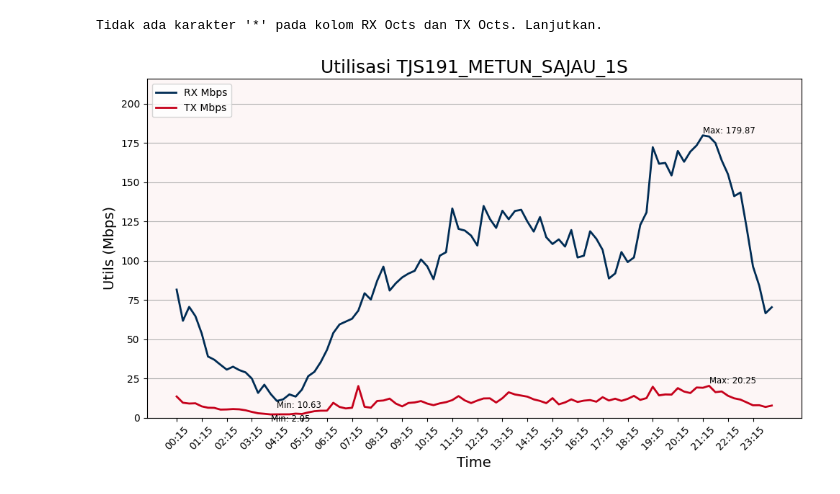
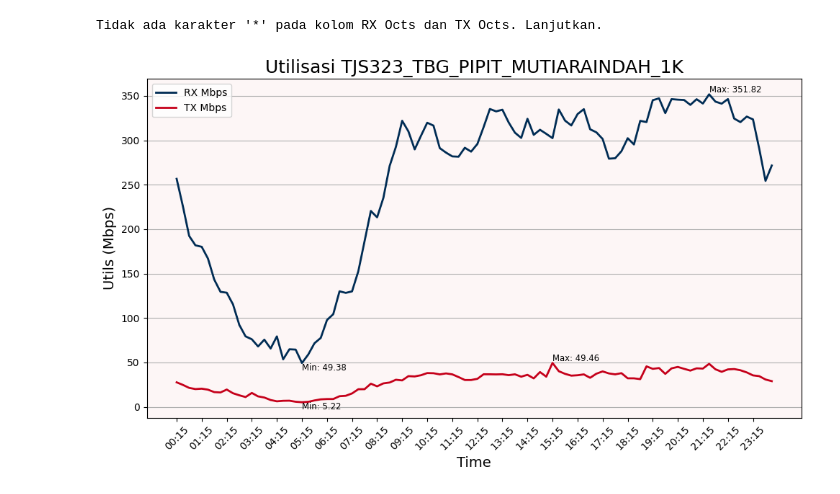
Before and after one commit to hanfx/rmon-utilization-graph, a Jupyter notebook: rmon.ipynb, the cells around one changed output. Saved outputs shown, nothing was run; the diff lists cells and outputs as text; code cells hidden in the pictures.

```diff
--- a/rmon.ipynb
+++ b/rmon.ipynb
@@ -3,7 +3,7 @@ import os
 import pandas as pd
 import matplotlib.pyplot as plt
 # %%
-file_path = "15min-ETH-s1p1-20250107-TJS191_METUN_SAJAU_1S.csv"
+file_path = "15min-ETH-s0p65-20250112-TJS323_TBG_PIPIT_MUTIARAINDAH_1K.csv"
 
 data = pd.read_csv(file_path, header = 1)
 
@@ -110,32 +110,32 @@ max_tx = data['TX Mbps'].max()
 min_tx = data['TX Mbps'].min()
 
 # Menampilkan baris data tertinggi
 highest_rx = data.loc[data['RX Mbps'] == max_rx]
 lowest_rx = data.loc[data['RX Mbps'] == min_rx]
 highest_tx = data.loc[data['TX Mbps'] == max_tx]
 lowest_tx = data.loc[data['TX Mbps'] == min_tx]
 
 # Menambahkan anotasi pada titik tertinggi
 for idx, row in highest_rx.iterrows():
     plt.text(idx, row['RX Mbps'], f"Max: {row['RX Mbps']:.2f}", color='black', fontsize='small', va='bottom')
 
 for idx, row in lowest_rx.iterrows():
     plt.text(idx, row['RX Mbps'], f"Min: {row['RX Mbps']:.2f}", color='black', fontsize='small', va='top')
 
 for idx, row in highest_tx.iterrows():
     plt.text(idx, row['TX Mbps'], f"Max: {row['TX Mbps']:.2f}", color='black', fontsize='small', va='bottom')
 
 for idx, row in lowest_tx.iterrows():
     plt.text(idx, row['TX Mbps'], f"Min: {row['TX Mbps']:.2f}", color='black', fontsize='small', va='top')
 
 # Menambahkan margin +100 dari nilai maksimum data
-plt.ylim(0, max_rx * 1.2)
+# plt.ylim(0, max_rx * 1.2)
 # plt.ylim(0, max_tx * 1.2)
 
 # Menampilkan grafik
 plt.grid(axis='y')
 plt.xticks(data['Time Stamp'][::4], rotation=45)
 plt.tight_layout()
 plt.show()
 # %% [output]
-[figure, old version]
+[figure, new version]
```
Also changed, not shown: parts of 1 cell of this notebook, 2 other files.
